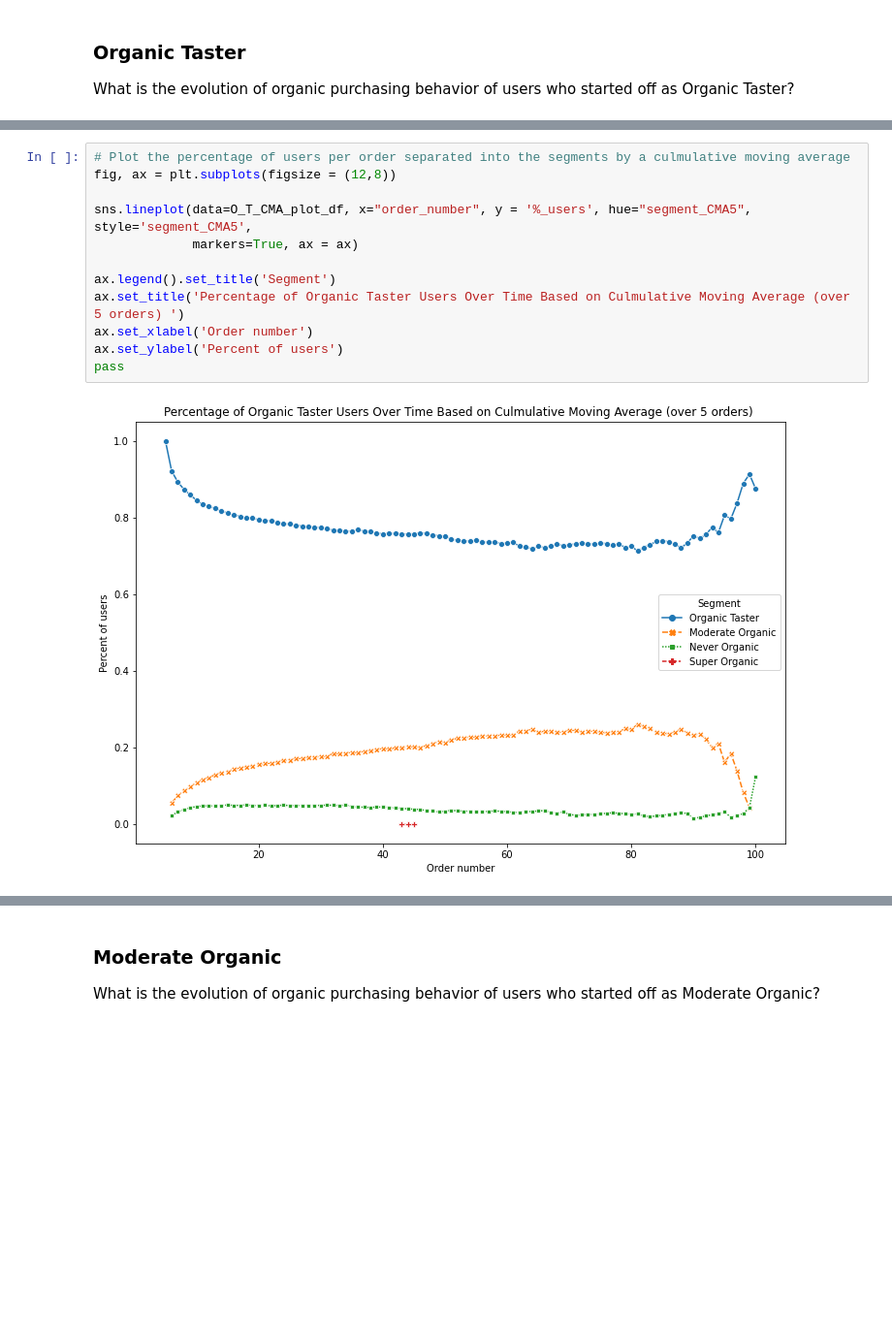
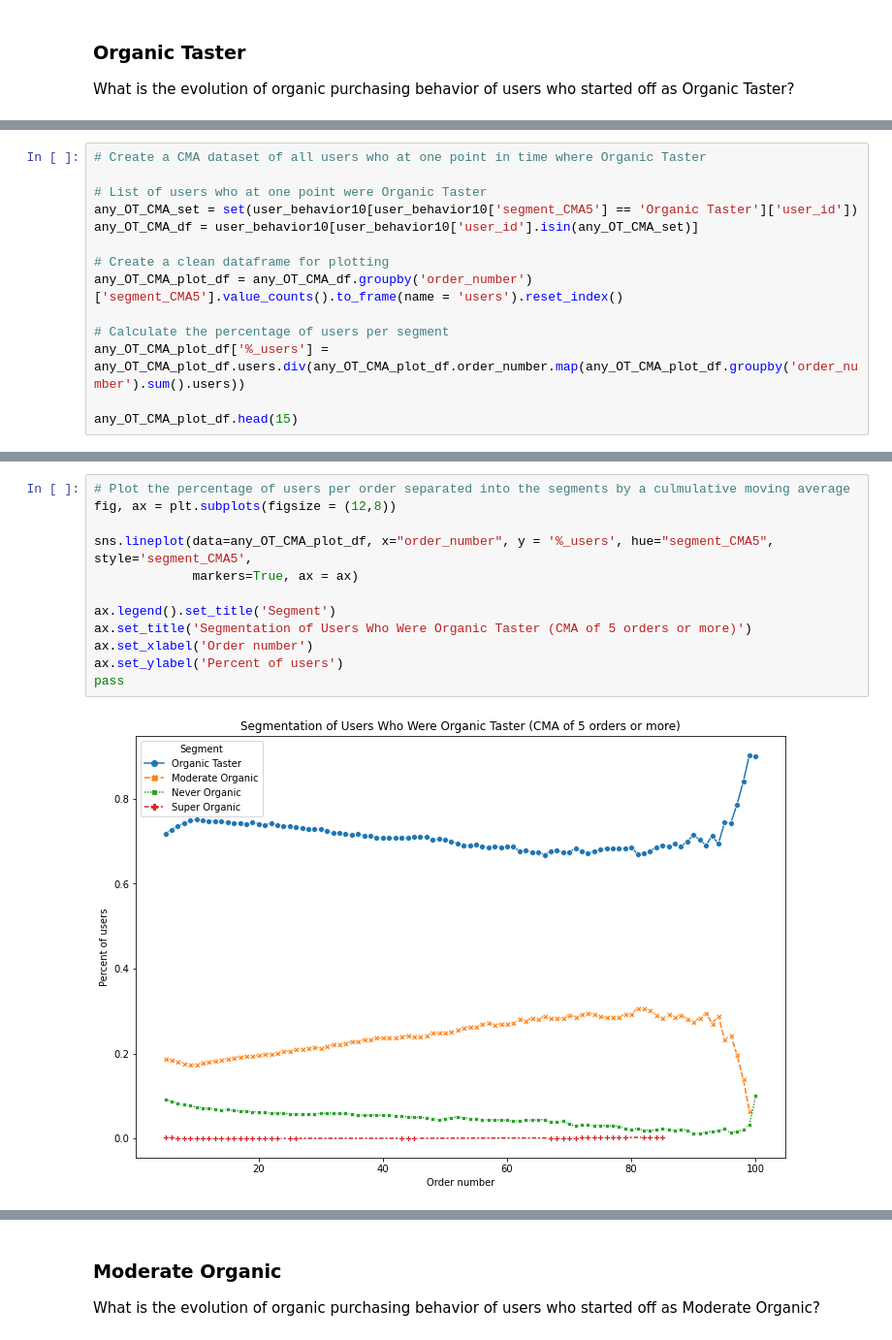
Before and after one commit to stemlock/Instacart_Market_Basket_Data_Analysis, a Jupyter notebook: Question 3.ipynb, the cells around one changed output, grey strips where cells are left out. Shown at 97% size. Drawn from its saved outputs; the diff is of its cells as text; blank space fills up the shorter version.

Commit message:
Added set of graphs for all users in each segment and cleaned up notebook

```diff
--- a/Question 3.ipynb
+++ b/Question 3.ipynb
@@ -646,0 +669,14 @@ O_T_CMA_plot_df.head(30)
+# %%
+# Create a CMA dataset of all users who at one point in time where Organic Taster
+
+# List of users who at one point were Organic Taster
+any_OT_CMA_set = set(user_behavior10[user_behavior10['segment_CMA5'] == 'Organic Taster']['user_id'])
+any_OT_CMA_df = user_behavior10[user_behavior10['user_id'].isin(any_OT_CMA_set)]
+
+# Create a clean dataframe for plotting
+any_OT_CMA_plot_df = any_OT_CMA_df.groupby('order_number')['segment_CMA5'].value_counts().to_frame(name = 'users').reset_index()
+
+# Calculate the percentage of users per segment
+any_OT_CMA_plot_df['%_users'] = any_OT_CMA_plot_df.users.div(any_OT_CMA_plot_df.order_number.map(any_OT_CMA_plot_df.groupby('order_number').sum().users))
+
+any_OT_CMA_plot_df.head(15)
@@ -647,14 +700,14 @@ O_T_CMA_plot_df.head(30)
 # %%
 # Plot the percentage of users per order separated into the segments by a culmulative moving average
 fig, ax = plt.subplots(figsize = (12,8))
 
-sns.lineplot(data=O_T_CMA_plot_df, x="order_number", y = '%_users', hue="segment_CMA5", style='segment_CMA5',
+sns.lineplot(data=any_OT_CMA_plot_df, x="order_number", y = '%_users', hue="segment_CMA5", style='segment_CMA5',
              markers=True, ax = ax)
 
 ax.legend().set_title('Segment')
-ax.set_title('Percentage of Organic Taster Users Over Time Based on Culmulative Moving Average (over 5 orders) ')
+ax.set_title('Segmentation of Users Who Were Organic Taster (CMA of 5 orders or more)')
 ax.set_xlabel('Order number')
 ax.set_ylabel('Percent of users')
 pass
 # %% [output]
-[figure, old version]
+[figure, new version]
```
Also changed, not shown: parts of 55 cells of this notebook.
